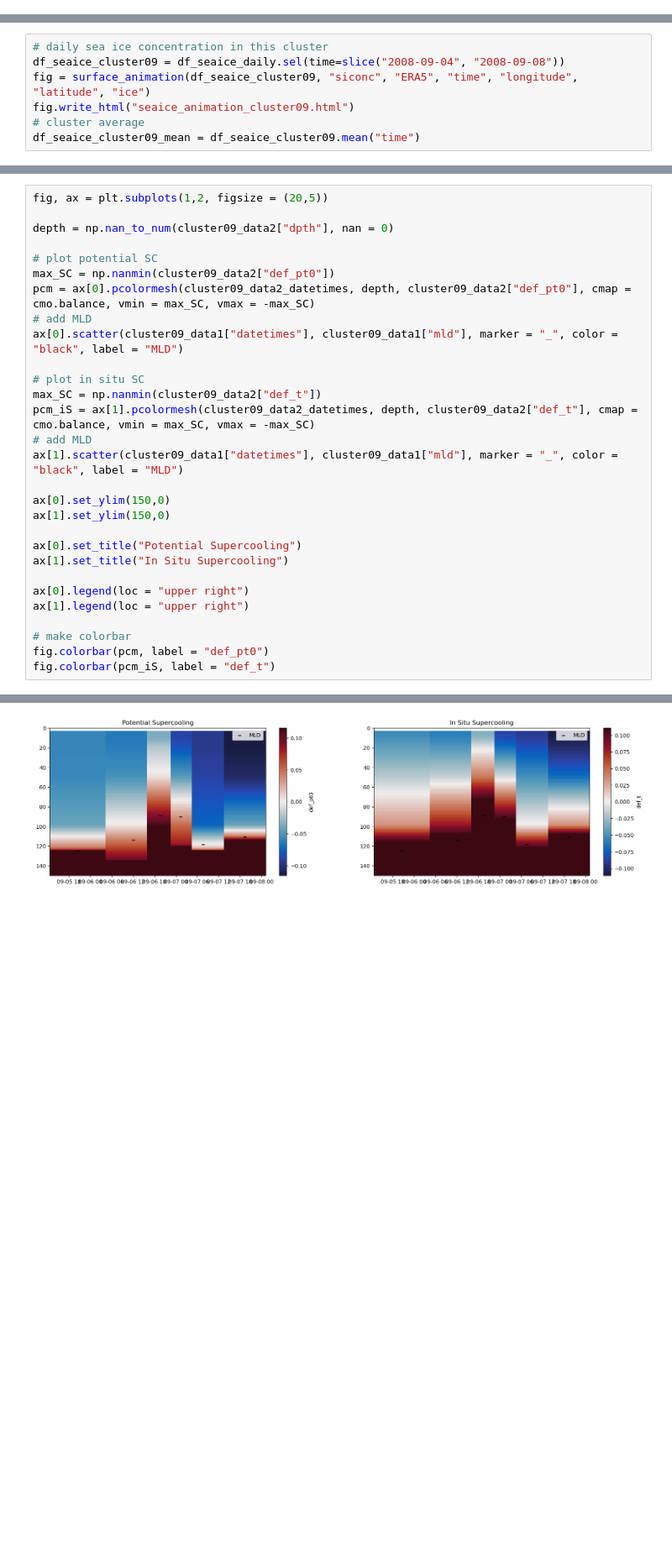
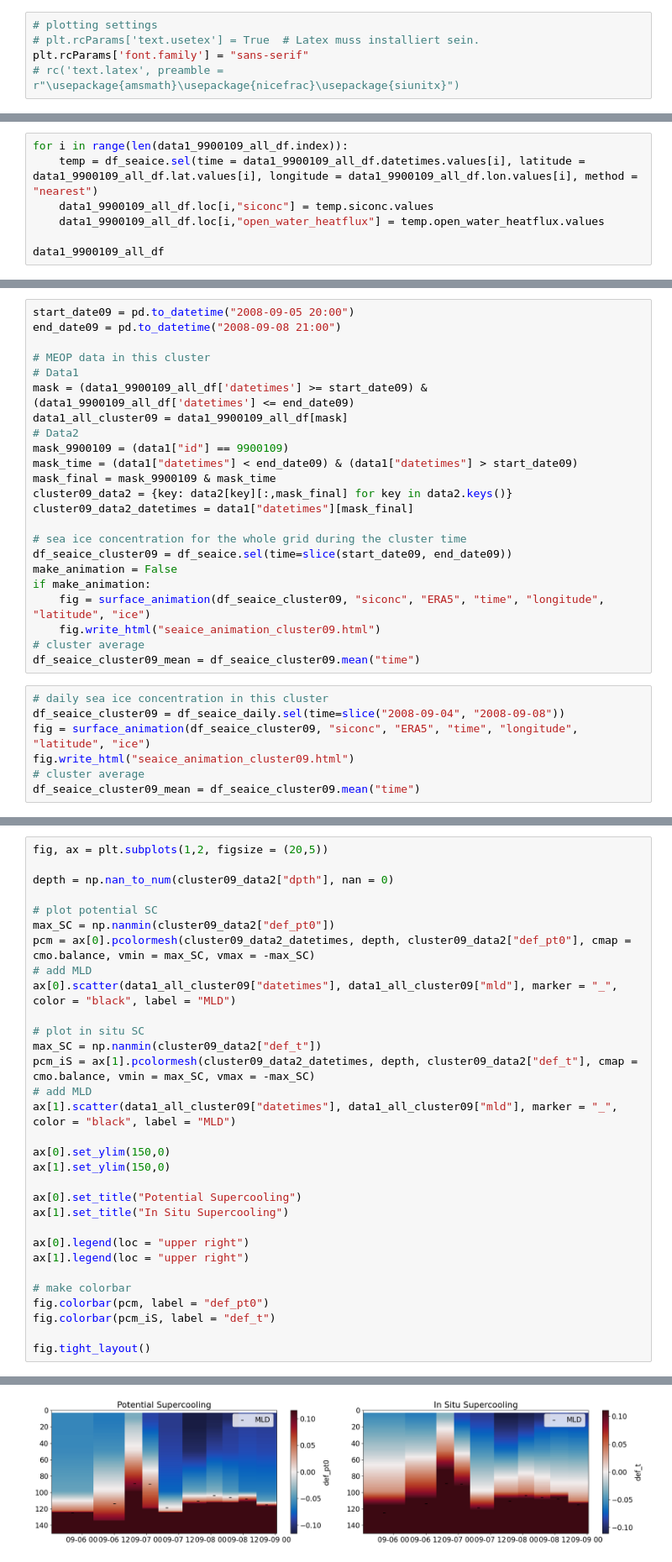
Before and after one commit to marlene-schramm/MSc_data_analysis, a Jupyter notebook: observations_reanalysis/supercooled_profiles_SEAL9900109.ipynb, the cells around one changed output, grey strips where cells are left out. Shown at 84% size. Drawn from its saved outputs; the diff is of its cells as text; blank space fills up the shorter version.

```diff
--- a/observations_reanalysis/supercooled_profiles_SEAL9900109.ipynb
+++ b/observations_reanalysis/supercooled_profiles_SEAL9900109.ipynb
@@ -15,3 +17,8 @@ import cmocean.cm as cmo # ocean colormaps
 
 # my own plotting functions
 from obs_plotting_functions import *
+# %%
+# plotting settings
+# plt.rcParams['text.usetex'] = True  # Latex muss installiert sein.
+plt.rcParams['font.family'] = "sans-serif"
+# rc('text.latex', preamble = r"\usepackage{amsmath}\usepackage{nicefrac}\usepackage{siunitx}")
@@ -131,0 +150,7 @@ if make_anmiation:
+# %%
+for i in range(len(data1_9900109_all_df.index)):
+    temp = df_seaice.sel(time = data1_9900109_all_df.datetimes.values[i], latitude = data1_9900109_all_df.lat.values[i], longitude = data1_9900109_all_df.lon.values[i], method = "nearest")
+    data1_9900109_all_df.loc[i,"siconc"] = temp.siconc.values
+    data1_9900109_all_df.loc[i,"open_water_heatflux"] = temp.open_water_heatflux.values
+
+data1_9900109_all_df
@@ -495,3 +648,26 @@ The input coordinates to pcolormesh are interpreted as cell centers, but are not
+# %%
+start_date09 = pd.to_datetime("2008-09-05 20:00")
+end_date09 = pd.to_datetime("2008-09-08 21:00")
+
+# MEOP data in this cluster
+# Data1
+mask = (data1_9900109_all_df['datetimes'] >= start_date09) & (data1_9900109_all_df['datetimes'] <= end_date09)
+data1_all_cluster09 = data1_9900109_all_df[mask]
+# Data2
+mask_9900109 = (data1["id"] == 9900109)
+mask_time = (data1["datetimes"] < end_date09) & (data1["datetimes"] > start_date09)
+mask_final = mask_9900109 & mask_time
+cluster09_data2 = {key: data2[key][:,mask_final] for key in data2.keys()}
+cluster09_data2_datetimes = data1["datetimes"][mask_final]
+
+# sea ice concentration for the whole grid during the cluster time
+df_seaice_cluster09 = df_seaice.sel(time=slice(start_date09, end_date09))
+make_animation = False
+if make_animation:
+    fig = surface_animation(df_seaice_cluster09, "siconc", "ERA5", "time", "longitude", "latitude", "ice")
+    fig.write_html("seaice_animation_cluster09.html")
+# cluster average
+df_seaice_cluster09_mean = df_seaice_cluster09.mean("time")
 # %%
 # daily sea ice concentration in this cluster
 df_seaice_cluster09 = df_seaice_daily.sel(time=slice("2008-09-04", "2008-09-08"))
@@ -559,13 +723,13 @@ depth = np.nan_to_num(cluster09_data2["dpth"], nan = 0)
 max_SC = np.nanmin(cluster09_data2["def_pt0"])
 pcm = ax[0].pcolormesh(cluster09_data2_datetimes, depth, cluster09_data2["def_pt0"], cmap = cmo.balance, vmin = max_SC, vmax = -max_SC)
 # add MLD
-ax[0].scatter(cluster09_data1["datetimes"], cluster09_data1["mld"], marker = "_", color = "black", label = "MLD")
+ax[0].scatter(data1_all_cluster09["datetimes"], data1_all_cluster09["mld"], marker = "_", color = "black", label = "MLD")
 
 # plot in situ SC
 max_SC = np.nanmin(cluster09_data2["def_t"])
 pcm_iS = ax[1].pcolormesh(cluster09_data2_datetimes, depth, cluster09_data2["def_t"], cmap = cmo.balance, vmin = max_SC, vmax = -max_SC)
 # add MLD
-ax[1].scatter(cluster09_data1["datetimes"], cluster09_data1["mld"], marker = "_", color = "black", label = "MLD")
+ax[1].scatter(data1_all_cluster09["datetimes"], data1_all_cluster09["mld"], marker = "_", color = "black", label = "MLD")
 
 ax[0].set_ylim(150,0)
 ax[1].set_ylim(150,0)
@@ -579,6 +743,8 @@ ax[1].legend(loc = "upper right")
 # make colorbar
 fig.colorbar(pcm, label = "def_pt0")
 fig.colorbar(pcm_iS, label = "def_t")
+
+fig.tight_layout()
 # %% [output]
 The input coordinates to pcolormesh are interpreted as cell centers, but are not monotonically increasing or decreasing. This may lead to incorrectly calculated cell edges, in which case, please suppl ...
 
@@ -588 +753 @@ The input coordinates to pcolormesh are interpreted as cell centers, but are not
-[figure, old version]
+[figure, new version]
```
Also changed, not shown: parts of 47 cells of this notebook.
